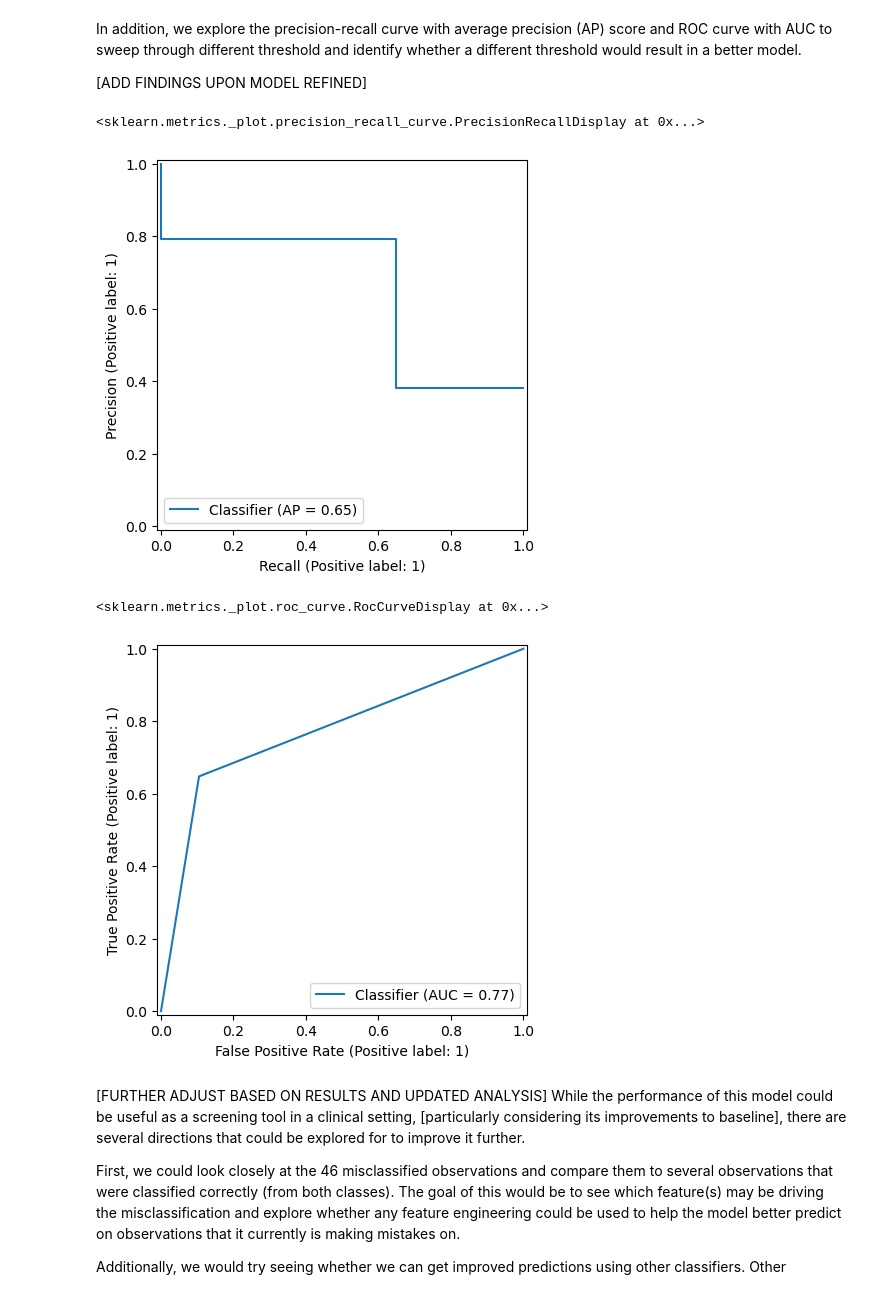
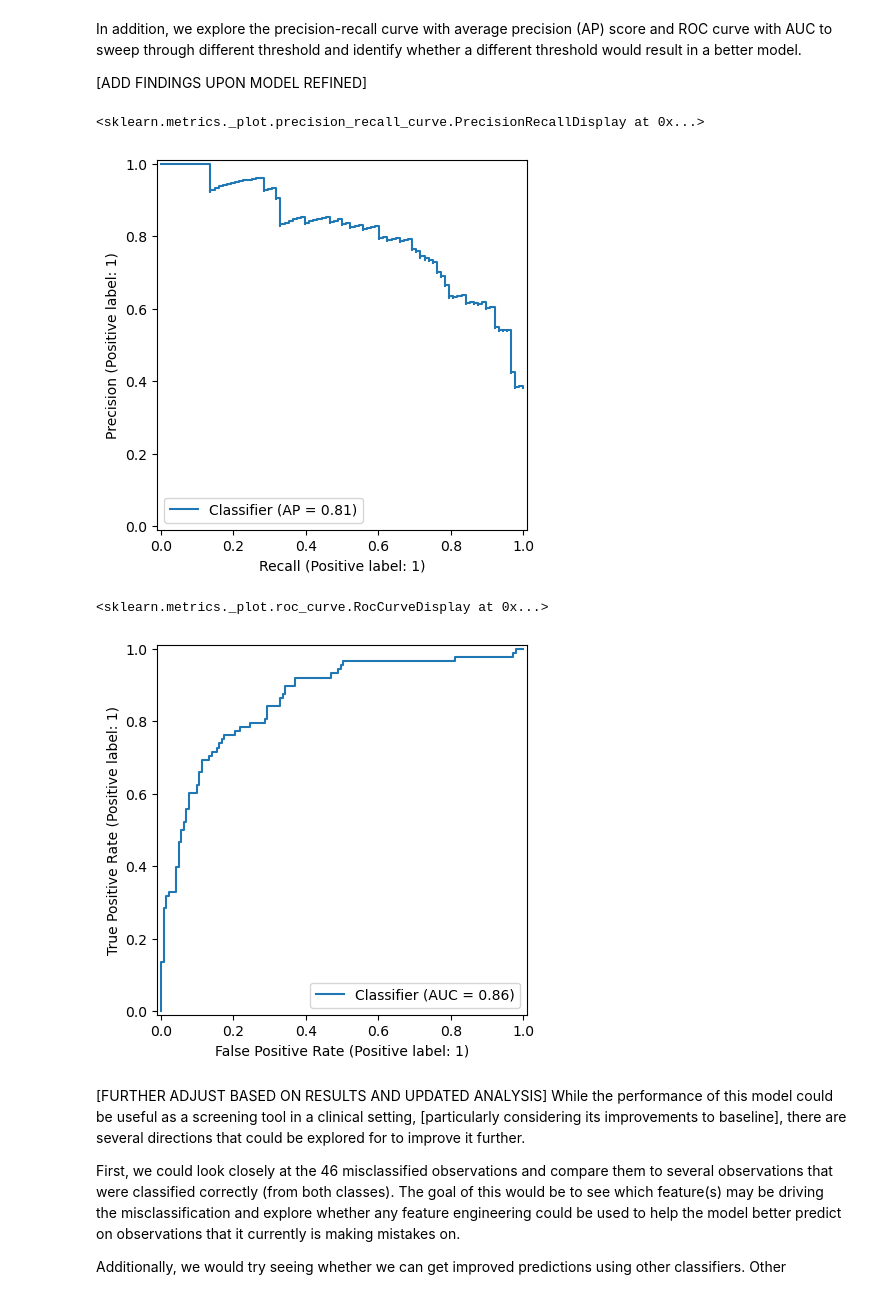
Before and after one commit to UBC-MDS/ClassificationDiabetesAnalysis, a Jupyter notebook: analysis/diabetes_analysis.ipynb, the cells around one changed output. Saved outputs shown, nothing was run; the diff lists cells and outputs as text; code cells hidden in the pictures.

Commit message:
pr and roc curve updated

```diff
--- a/analysis/diabetes_analysis.ipynb
+++ b/analysis/diabetes_analysis.ipynb
@@ -239,15 +239,18 @@ In addition, we explore the precision-recall curve with average precision (AP) s
 
 [ADD FINDINGS UPON MODEL REFINED]
 # %%
-PrecisionRecallDisplay.from_predictions(y_test, y_pred, pos_label = 1)
+# Predict probability on the test set
+y_pred_prob = best_model.predict_proba(X_test)[:, 1] # as the outcome of interest is in the second column
+
+PrecisionRecallDisplay.from_predictions(y_test, y_pred_prob, pos_label = 1)
 # %% [output]
 <sklearn.metrics._plot.precision_recall_curve.PrecisionRecallDisplay at 0x...>
-[figure, old version]
+[figure, new version]
 # %%
-RocCurveDisplay.from_predictions(y_test, y_pred, pos_label = 1)
+RocCurveDisplay.from_predictions(y_test, y_pred_prob, pos_label = 1)
 # %% [output]
 <sklearn.metrics._plot.roc_curve.RocCurveDisplay at 0x...>
-[figure, old version]
+[figure, new version]
 # %% [markdown]
 [FURTHER ADJUST BASED ON RESULTS AND UPDATED ANALYSIS] While the performance of this model could be useful as a screening tool in a clinical setting, [particularly considering its improvements to baseline], there are several directions that could be explored for to improve it further.
 
```
